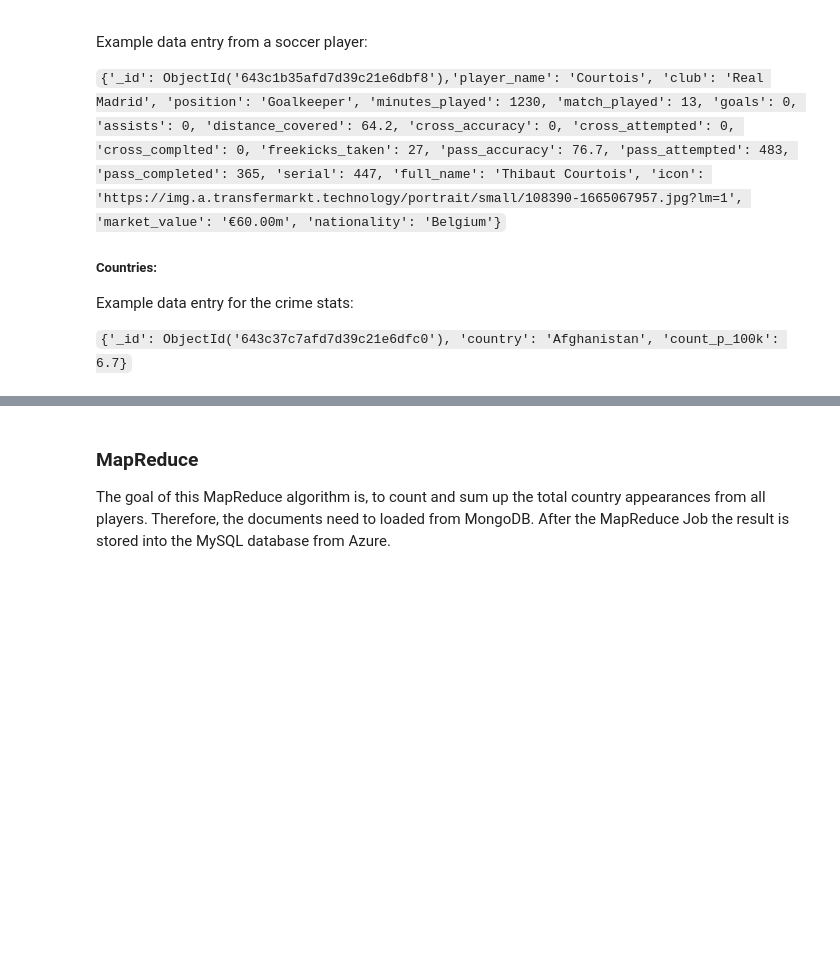
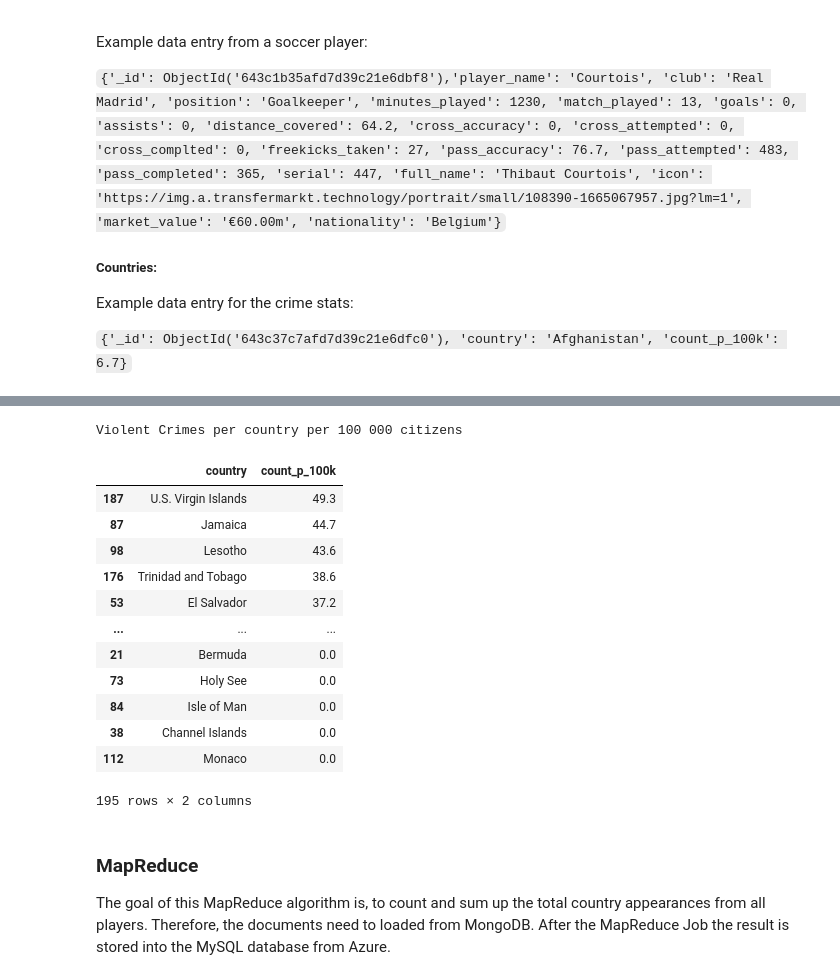
Before and after one commit to petz1209/fh_bdi_soccer_project, a Jupyter notebook: criminalSoccer.ipynb, the cells around one changed output, grey strips where cells are left out. Drawn from its saved outputs; the diff is of its cells as text; code cells hidden in the pictures; blank space fills up the shorter version.

```diff
--- a/criminalSoccer.ipynb
+++ b/criminalSoccer.ipynb
@@ -356,3 +465,23 @@ Example data entry for the crime stats:
+# %%
+print("Violent Crimes per country per 100 000 citizens")
+df = mongo_to_df(COUNTRIES)
+df_countries = df[["country", "count_p_100k"]].sort_values(ascending=False, by="count_p_100k")
+df_countries
+# %% [output]
+Violent Crimes per country per 100 000 citizens
+|  | country | count_p_100k |
+| 187 | U.S. Virgin Islands | 49.3 |
+| 87 | Jamaica | 44.7 |
+| 98 | Lesotho | 43.6 |
+| 176 | Trinidad and Tobago | 38.6 |
+| 53 | El Salvador | 37.2 |
+| ... | ... | ... |
+| 21 | Bermuda | 0.0 |
+| 73 | Holy See | 0.0 |
+| 84 | Isle of Man | 0.0 |
+| 38 | Channel Islands | 0.0 |
+| 112 | Monaco | 0.0 |
+195 rows × 2 columns
 # %% [markdown]
 ### MapReduce
 The goal of this MapReduce algorithm is, to count and sum up the total country appearances from all players.
```
Also changed, not shown: parts of 9 cells of this notebook.
